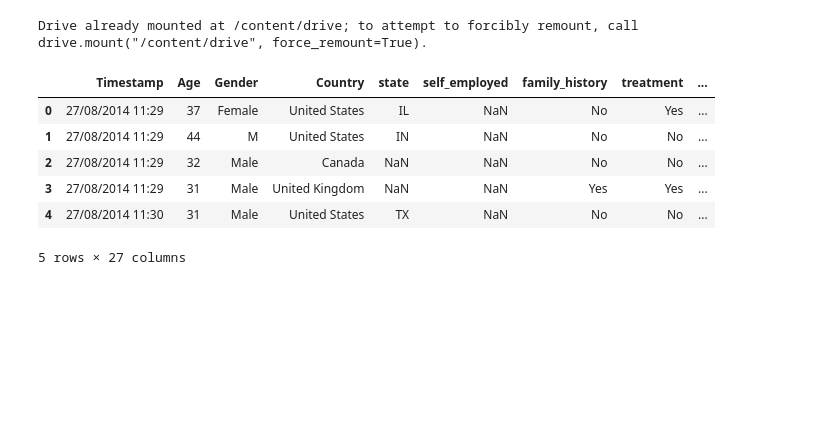
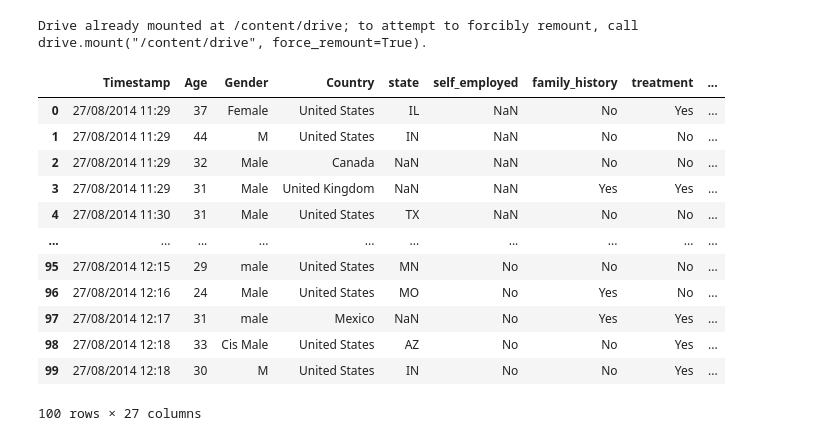
Before and after one commit to darig7w7/ProyectoSaludMental, a Jupyter notebook: SaludMental.ipynb, the cells around one changed output. Drawn from its saved outputs; the diff is of its cells as text; code cells hidden in the pictures; blank space fills up the shorter version.

```diff
--- a/SaludMental.ipynb
+++ b/SaludMental.ipynb
@@ -8,14 +8,20 @@ Drive already mounted at /content/drive; to attempt to forcibly remount, call dr
 # %%
 import pandas as pd
 # Si ambos tienen el acceso directo en "Mi unidad", la ruta será igual para los dos
 df = pd.read_csv('/content/drive/MyDrive/EPG-Ciencia de Datos/Programación Ciencia de Datos/survey.csv')
 
-df.head()
+df.head(100)
 # %% [output]
 |  | Timestamp | Age | Gender | Country | state | self_employed | family_history | treatment | ... |
 | 0 | 27/08/2014 11:29 | 37 | Female | United States | IL | NaN | No | Yes | ... |
 | 1 | 27/08/2014 11:29 | 44 | M | United States | IN | NaN | No | No | ... |
 | 2 | 27/08/2014 11:29 | 32 | Male | Canada | NaN | NaN | No | No | ... |
 | 3 | 27/08/2014 11:29 | 31 | Male | United Kingdom | NaN | NaN | Yes | Yes | ... |
 | 4 | 27/08/2014 11:30 | 31 | Male | United States | TX | NaN | No | No | ... |
+| ... | ... | ... | ... | ... | ... | ... | ... | ... | ... |
+| 95 | 27/08/2014 12:15 | 29 | male | United States | MN | No | No | No | ... |
+| 96 | 27/08/2014 12:16 | 24 | Male | United States | MO | No | Yes | No | ... |
+| 97 | 27/08/2014 12:17 | 31 | male | Mexico | NaN | No | Yes | Yes | ... |
+| 98 | 27/08/2014 12:18 | 33 | Cis Male | United States | AZ | No | No | Yes | ... |
+| 99 | 27/08/2014 12:18 | 30 | M | United States | IN | No | No | Yes | ... |
-5 rows × 27 columns
+100 rows × 27 columns
```
Also changed, not shown: parts of 8 cells of this notebook.
